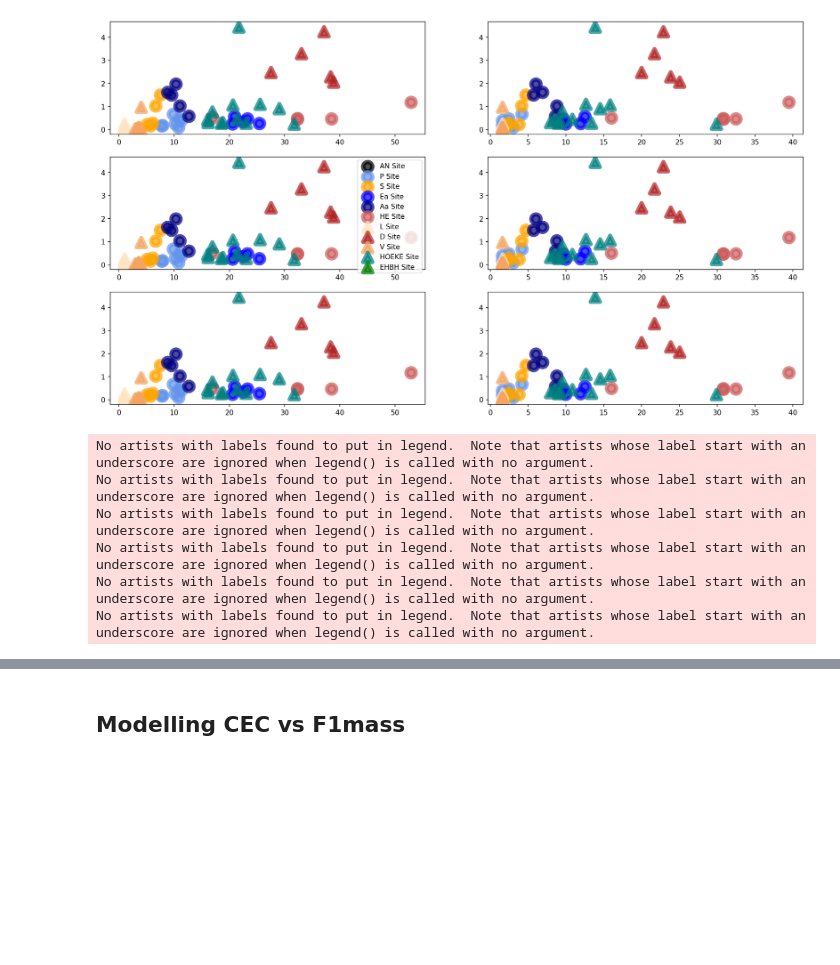
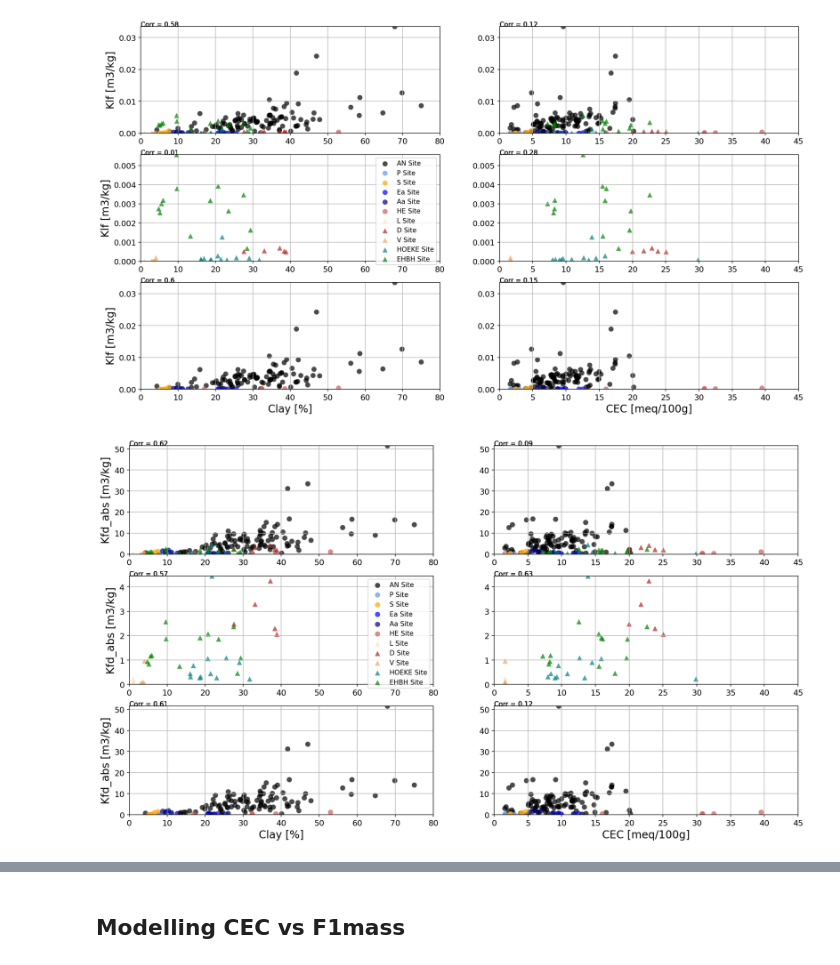
Before and after one commit to SENSE-UGent/kappa-CEC, a Jupyter notebook: cec_clay_susc.ipynb, the cells around one changed output, grey strips where cells are left out. Cells and saved outputs as stored; diff of their text form; code cells hidden in the pictures; blank space fills up the shorter version.

```diff
--- a/cec_clay_susc.ipynb
+++ b/cec_clay_susc.ipynb
@@ -54,30 +78,12 @@ mapping = {
     "EHBH": ("green", "^"),
 }
 
-# Constants
-aa, ss, lw = 0.7, 60, 0
-
 # Function to plot data.
-def plot_data(axis, x_col, y_col, include_label=False):
+def plot_data(axis, x_col, y_col, include_label=False, aa=0.7, ss=60, lw=0):
+    corr = round(np.corrcoef(x_col, y_col)[0][1], 2)
     for start_str, (color, marker) in mapping.items():
         mask = df['SAMPLE'].str.startswith(start_str)
         label = f"{start_str} Site" if include_label else None
-        axis.scatter(df[x_col][mask], df[y_col][mask], alpha=aa, s=ss, linewidth=lw, c=color, marker=marker, label=label)
-
-fig1, ((ax1, ax2), (ax3, ax4), (ax5, ax6)) = plt.subplots(3, 2, figsize=(18, 10))
-
-# Using the plot function instead of multiple individual plot calls.
-plot_data(ax1, 'Clay', 'Klf_IP')
-plot_data(ax2, 'CEC', 'Klf_IP')
-plot_data(ax3, 'Clay', 'Klf_IP', include_label=True)
-plot_data(ax4, 'CEC', 'Klf_IP')
-plot_data(ax5, 'Clay', 'Klf_IP')
-plot_data(ax6, 'CEC', 'Klf_IP')
-
-# Example to show labels
-ax3.legend()
-
-# The method plots.plot1 must be defined elsewhere in your code, and you can use it similarly.
-plots.plot1(ax1, ax2, ax3, ax4, ax5, ax6)
-
-plt.show()
+        axis.text(x=0, y=np.max(y_col), s = f'Corr = {corr}' )
+        axis.scatter(x_col[mask], y_col[mask], alpha=aa, s=ss, linewidth=lw, c=color, marker=marker, label=label)
+        axis.set_ylim(0, np.max(y_col))
@@ -92,26 +90,38 @@ No artists with labels found to put in legend.  Note that artists whose label st
+# %%
+fig1, ((ax1, ax2), (ax3, ax4), (ax5, ax6)) = plt.subplots(3, 2, figsize=(18, 10))
+
+# Using the plot function instead of multiple individual plot calls.
+plot_data(ax1, df['Clay'], df['Klf_IP'])
+plot_data(ax2, df.CEC, df['Klf_IP'])
+plot_data(ax3, df.Clay[df.Archaeology==1], df.Klf_IP[df.Archaeology==1], include_label=True)
+plot_data(ax4, df.CEC[df.Archaeology==1], df.Klf_IP[df.Archaeology==1])
+plot_data(ax5, df.Clay[df.Archaeology==0], df.Klf_IP[df.Archaeology==0])
+plot_data(ax6, df.CEC[df.Archaeology==0], df.Klf_IP[df.Archaeology==0])
+
+# Example to show labels
+ax3.legend(loc='upper right', fontsize = 10)
+
+plots.plot1(ax1, ax2, ax3, ax4, ax5, ax6)
+plt.show()
+# %% [output]
+[figure, added]
 # %%
 fig2, ((ax1, ax2), (ax3, ax4), (ax5, ax6)) = plt.subplots(3, 2, figsize=(18, 10))
 
 # Using the plot function instead of multiple individual plot calls.
-plot_data(ax1, 'Clay', 'Kfd_abs')
-plot_data(ax2, 'CEC', 'Kfd_abs')
-plot_data(ax3, 'Clay', 'Kfd_abs', include_label=True)
-plot_data(ax4, 'CEC', 'Kfd_abs')
-plot_data(ax5, 'Clay', 'Kfd_abs')
-plot_data(ax6, 'CEC', 'Kfd_abs')
+plot_data(ax1, df['Clay'], df['Kfd_abs'])
+plot_data(ax2, df.CEC, df['Kfd_abs'])
+plot_data(ax3, df.Clay[df.Archaeology==1], df.Kfd_abs[df.Archaeology==1], include_label=True)
+plot_data(ax4, df.CEC[df.Archaeology==1], df.Kfd_abs[df.Archaeology==1])
+plot_data(ax5, df.Clay[df.Archaeology==0], df.Kfd_abs[df.Archaeology==0])
+plot_data(ax6, df.CEC[df.Archaeology==0], df.Kfd_abs[df.Archaeology==0])
 
 # Example to show labels
-ax3.legend()
+ax3.legend(loc='upper right', fontsize = 10)
 
+plots.plot2(ax1, ax2, ax3, ax4, ax5, ax6)
 plt.show()
-plots.plot2(ax1, ax2, ax3, ax4, ax5, ax6)
 # %% [output]
-[figure, old version]
+[figure, new version]
-No artists with labels found to put in legend.  Note that artists whose label start with an underscore are ignored when legend() is called with no argument.
-No artists with labels found to put in legend.  Note that artists whose label start with an underscore are ignored when legend() is called with no argument.
-No artists with labels found to put in legend.  Note that artists whose label start with an underscore are ignored when legend() is called with no argument.
-No artists with labels found to put in legend.  Note that artists whose label start with an underscore are ignored when legend() is called with no argument.
-No artists with labels found to put in legend.  Note that artists whose label start with an underscore are ignored when legend() is called with no argument.
-No artists with labels found to put in legend.  Note that artists whose label start with an underscore are ignored when legend() is called with no argument.
 # %%
 fig3, ((ax1, ax2), (ax3, ax4), (ax5, ax6)) = plt.subplots(3, 2, figsize=(18, 10))
```
Also changed, not shown: parts of 20 cells of this notebook, 2 other files.
